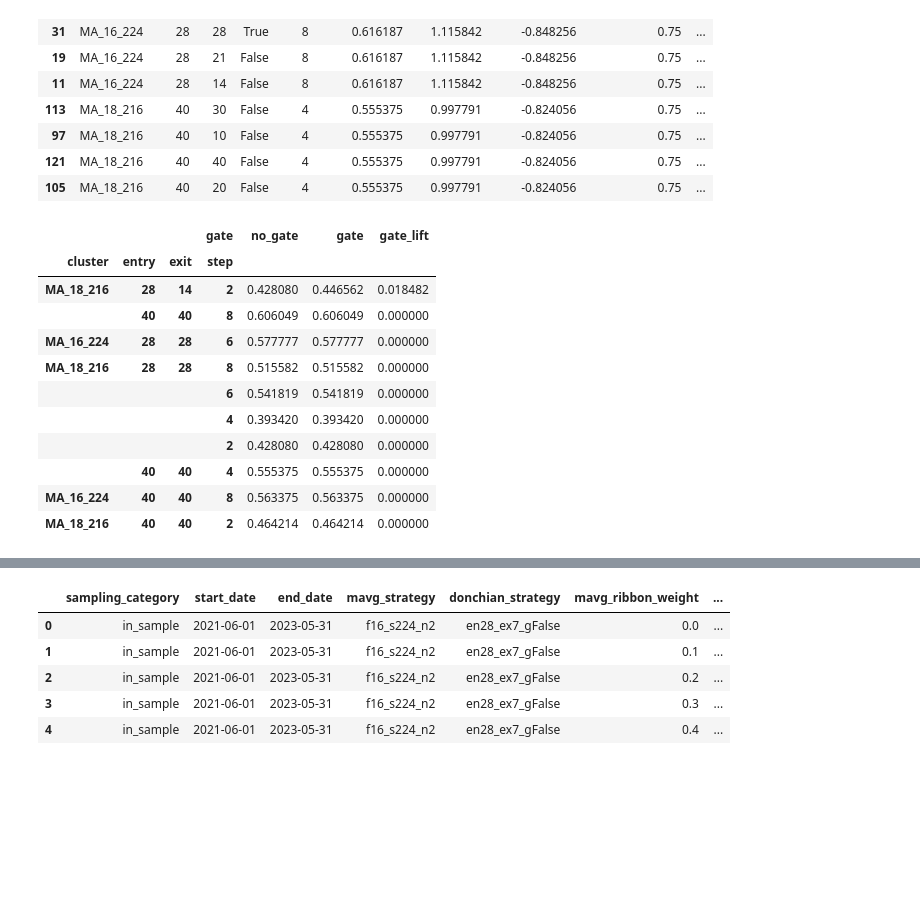
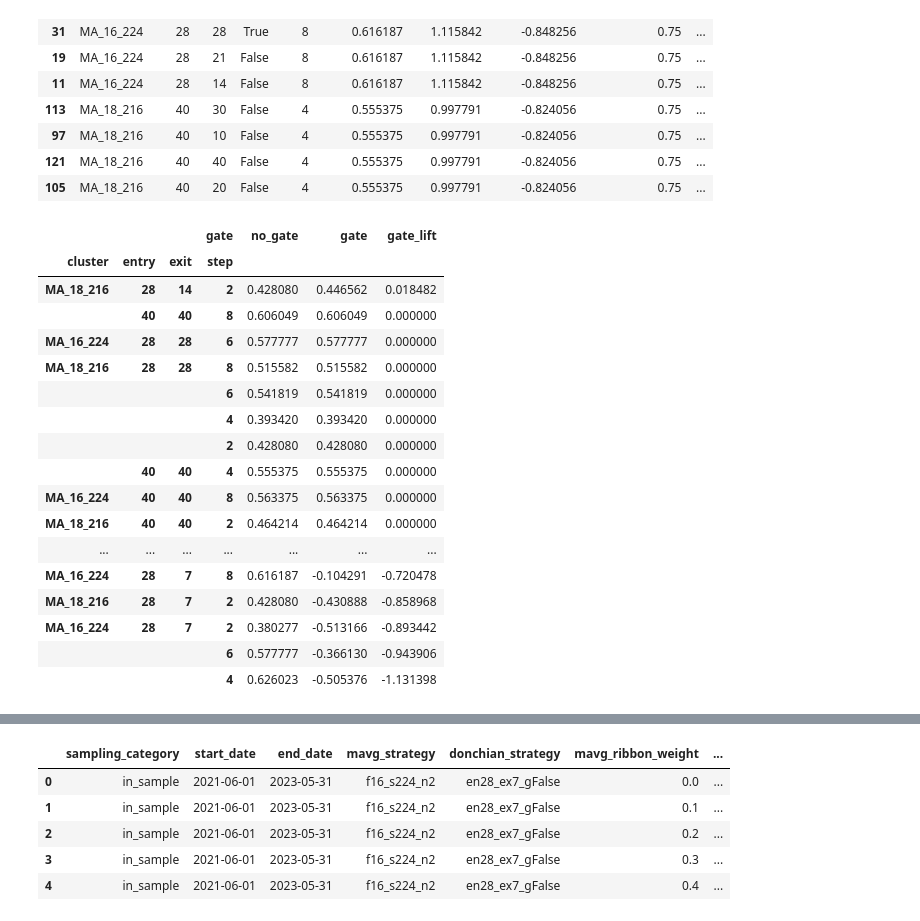
Before and after one commit to adheerchauhan/trend_following, a Jupyter notebook: Trend_Following_Parameter_Optimization_5.ipynb, the cells around one changed output, grey strips where cells are left out. Drawn from its saved outputs; the diff is of its cells as text; code cells hidden in the pictures; blank space fills up the shorter version.

```diff
--- a/Trend_Following_Parameter_Optimization_5.ipynb
+++ b/Trend_Following_Parameter_Optimization_5.ipynb
@@ -566,6 +567,7 @@ def calculate_donchian_channel_dual_window(start_date, end_date, ticker, price_o
 ## Original Signal
 def generate_trend_signal_with_donchian_channel_continuous(start_date, end_date, ticker, fast_mavg, slow_mavg, mavg_stepsize, entry_rolling_donchian_window,
                                                            exit_rolling_donchian_window, use_donchian_exit_gate, donchian_signal_weight, ma_crossover_signal_weight,
+                                                           tanh_activation_constant_dict=None,
                                                            moving_avg_type='exponential', price_or_returns_calc='price',
                                                            long_only=False, use_coinbase_data=True, use_saved_files=True, saved_file_end_date='2025-06-30'):
 
@@ -656,11 +658,15 @@ def generate_trend_signal_with_donchian_channel_continuous(start_date, end_date,
 
     # Activation Scaled Signal
     final_signal_unscaled_95th_percentile = np.abs(df_trend[final_weighted_additive_signal_col]).quantile(0.95)
-    if (final_signal_unscaled_95th_percentile == 0):#| (final_signal_unscaled_95th_percentile.isnan()):
-        k = 1.0
+    if tanh_activation_constant_dict:
+        k = tanh_activation_constant_dict[ticker]
+        df_trend[f'{ticker}_activation'] = np.tanh(df_trend[final_weighted_additive_signal_col] * k)
     else:
-        k = np.arctanh(0.9) / final_signal_unscaled_95th_percentile
-    df_trend[f'{ticker}_activation'] = np.tanh(df_trend[final_weighted_additive_signal_col] * k)
+        if (final_signal_unscaled_95th_percentile == 0):#| (final_signal_unscaled_95th_percentile.isnan()):
+            k = 1.0
+        else:
+            k = np.arctanh(0.9) / final_signal_unscaled_95th_percentile
+        df_trend[f'{ticker}_activation'] = np.tanh(df_trend[final_weighted_additive_signal_col] * k)
 
     # Apply Binary Gate
     if use_donchian_exit_gate:
@@ -673,6 +679,7 @@ def generate_trend_signal_with_donchian_channel_continuous(start_date, end_date,
 
 def get_trend_donchian_signal_for_portfolio(start_date, end_date, ticker_list, fast_mavg, slow_mavg, mavg_stepsize, entry_rolling_donchian_window,
                                             exit_rolling_donchian_window, use_donchian_exit_gate, donchian_signal_weight, ma_crossover_signal_weight,
+                                            tanh_activation_constant_dict=None,
                                             long_only=False, price_or_returns_calc='price',
                                             use_coinbase_data=True, use_saved_files=True, saved_file_end_date='2025-06-30'):
 
@@ -699,6 +706,7 @@ def get_trend_donchian_signal_for_portfolio(start_date, end_date, ticker_list, f
                 fast_mavg=fast_mavg, slow_mavg=slow_mavg, mavg_stepsize=mavg_stepsize,
                 entry_rolling_donchian_window=entry_rolling_donchian_window, exit_rolling_donchian_window=exit_rolling_donchian_window,
                 use_donchian_exit_gate=use_donchian_exit_gate, donchian_signal_weight=donchian_signal_weight,
+                tanh_activation_constant_dict=tanh_activation_constant_dict,
                 ma_crossover_signal_weight=ma_crossover_signal_weight, price_or_returns_calc=price_or_returns_calc, long_only=long_only,
                 use_coinbase_data=use_coinbase_data, use_saved_files=use_saved_files, saved_file_end_date=saved_file_end_date)
         else:
@@ -706,6 +714,7 @@ def get_trend_donchian_signal_for_portfolio(start_date, end_date, ticker_list, f
                 start_date=start_date, end_date=end_date, ticker=ticker, fast_mavg=fast_mavg, slow_mavg=slow_mavg, mavg_stepsize=mavg_stepsize,
                 entry_rolling_donchian_window=entry_rolling_donchian_window, exit_rolling_donchian_window=exit_rolling_donchian_window,
                 use_donchian_exit_gate=use_donchian_exit_gate, donchian_signal_weight=donchian_signal_weight,
+                tanh_activation_constant_dict=tanh_activation_constant_dict,
                 ma_crossover_signal_weight=ma_crossover_signal_weight, price_or_returns_calc=price_or_returns_calc, long_only=long_only,
                 use_coinbase_data=use_coinbase_data, use_saved_files=use_saved_files, saved_file_end_date=saved_file_end_date)
 
@@ -720,8 +729,8 @@ def get_trend_donchian_signal_for_portfolio(start_date, end_date, ticker_list, f
     return df_trend
 # %%
 def apply_target_volatility_position_sizing_continuous_strategy(start_date, end_date, ticker_list, fast_mavg, slow_mavg, mavg_stepsize, ma_crossover_signal_weight,
-                                                                donchian_signal_weight, entry_rolling_donchian_window, exit_rolling_donchian_window,
-                                                                use_donchian_exit_gate, long_only=False,
+                                                                donchian_signal_weight, entry_rolling_donchian_window, exit_rolling_donchian_window, use_donchian_exit_gate,
+                                                                tanh_activation_constant=None, long_only=False,
                                                                 initial_capital=15000, rolling_cov_window=20, volatility_window=20,
                                                                 rolling_atr_window=20, atr_multiplier=0.5,
                                                                 transaction_cost_est=0.001, passive_trade_rate=0.05,
@@ -740,6 +749,7 @@ def apply_target_volatility_position_sizing_continuous_strategy(start_date, end_
                                                        slow_mavg=slow_mavg, mavg_stepsize=mavg_stepsize, entry_rolling_donchian_window=entry_rolling_donchian_window,
                                                        exit_rolling_donchian_window=exit_rolling_donchian_window, use_donchian_exit_gate=use_donchian_exit_gate,
                                                        donchian_signal_weight=donchian_signal_weight, ma_crossover_signal_weight=ma_crossover_signal_weight,
+                                                       tanh_activation_constant=tanh_activation_constant,
                                                        long_only=long_only, use_coinbase_data=use_coinbase_data, use_saved_files=use_saved_files, saved_file_end_date=saved_file_end_date)
 
     print('Generating Volatility Adjusted Trend Signal!!')
@@ -1434,29 +1451,37 @@ df_performance_summary_os.head(15)
 | 121 | MA_18_216 | 40 | 40 | False | 4 | 0.555375 | 0.997791 | -0.824056 | 0.75 | ... |
 | 105 | MA_18_216 | 40 | 20 | False | 4 | 0.555375 | 0.997791 | -0.824056 | 0.75 | ... |
 # %%
-## Donchian Gate Performance
+## Analyze the performance of Donchian Exit Gate
 df_donchian_gate_performance = (
     df_performance_os
     .groupby(["cluster","entry","exit","step","gate"])["annualized_sharpe_ratio"]
     .mean()
     .unstack("gate")  # columns: False/True
     .dropna()
     .rename(columns={False:"no_gate", True:"gate"})
 )
 
 df_donchian_gate_performance["gate_lift"] = df_donchian_gate_performance["gate"] - df_donchian_gate_performance["no_gate"]
-df_donchian_gate_performance.sort_values("gate_lift", ascending=False).head(10)
+df_donchian_gate_performance.sort_values("gate_lift", ascending=False)#.head(10)
+
+# For most clusters, performance is flat or worse, adding a gate leads to performance drag
 # %% [output]
 |  |  |  | gate | no_gate | gate | gate_lift |
 | cluster | entry | exit | step |  |  |  |
 | MA_18_216 | 28 | 14 | 2 | 0.428080 | 0.446562 | 0.018482 |
 |  | 40 | 40 | 8 | 0.606049 | 0.606049 | 0.000000 |
 | MA_16_224 | 28 | 28 | 6 | 0.577777 | 0.577777 | 0.000000 |
 | MA_18_216 | 28 | 28 | 8 | 0.515582 | 0.515582 | 0.000000 |
 |  |  |  | 6 | 0.541819 | 0.541819 | 0.000000 |
 |  |  |  | 4 | 0.393420 | 0.393420 | 0.000000 |
 |  |  |  | 2 | 0.428080 | 0.428080 | 0.000000 |
 |  | 40 | 40 | 4 | 0.555375 | 0.555375 | 0.000000 |
 | MA_16_224 | 40 | 40 | 8 | 0.563375 | 0.563375 | 0.000000 |
 | MA_18_216 | 40 | 40 | 2 | 0.464214 | 0.464214 | 0.000000 |
+| ... | ... | ... | ... | ... | ... | ... |
+| MA_16_224 | 28 | 7 | 8 | 0.616187 | -0.104291 | -0.720478 |
+| MA_18_216 | 28 | 7 | 2 | 0.428080 | -0.430888 | -0.858968 |
+| MA_16_224 | 28 | 7 | 2 | 0.380277 | -0.513166 | -0.893442 |
+|  |  |  | 6 | 0.577777 | -0.366130 | -0.943906 |
+|  |  |  | 4 | 0.626023 | -0.505376 | -1.131398 |
 # %%
```
Also changed, not shown: parts of 15 cells of this notebook.
